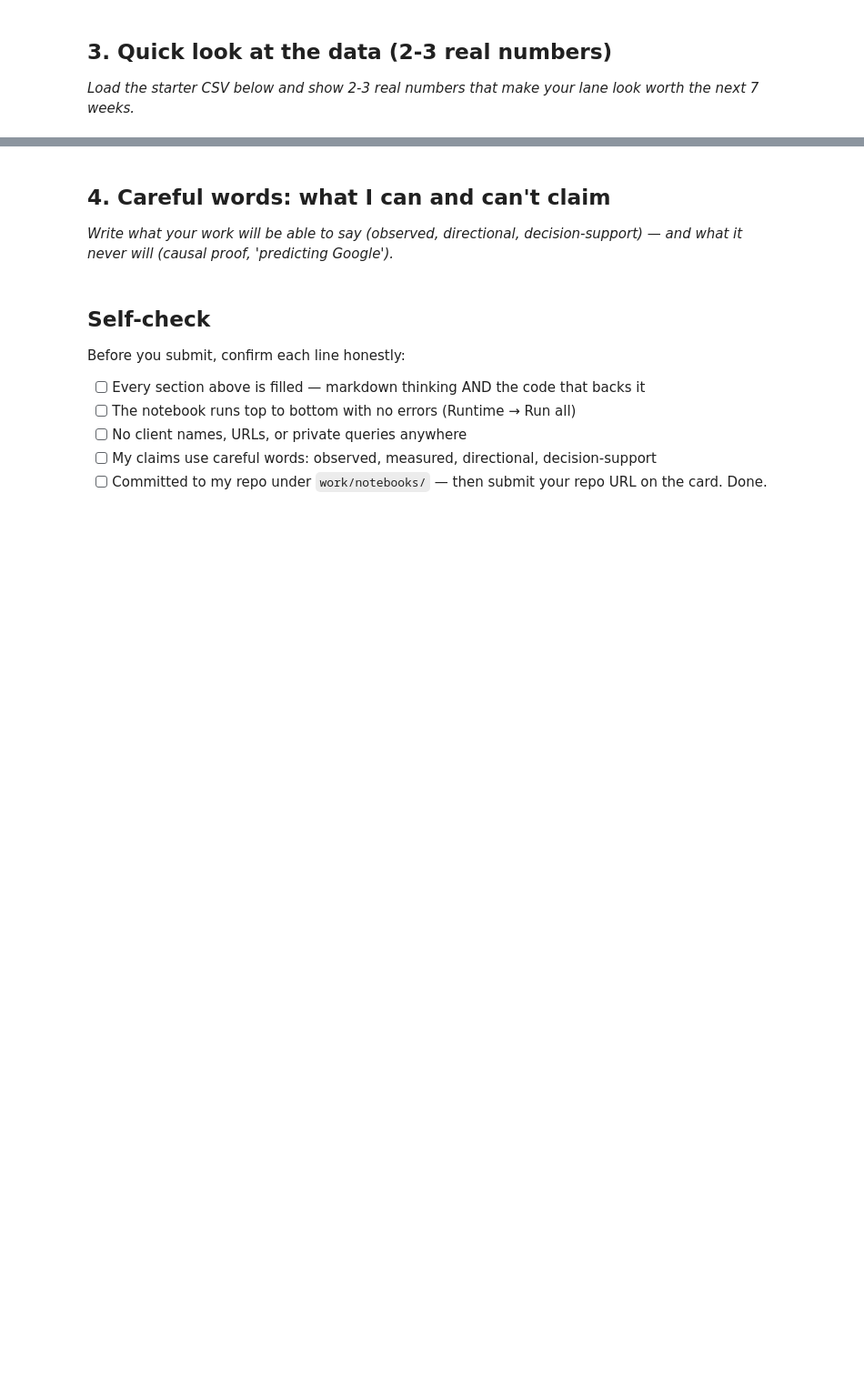
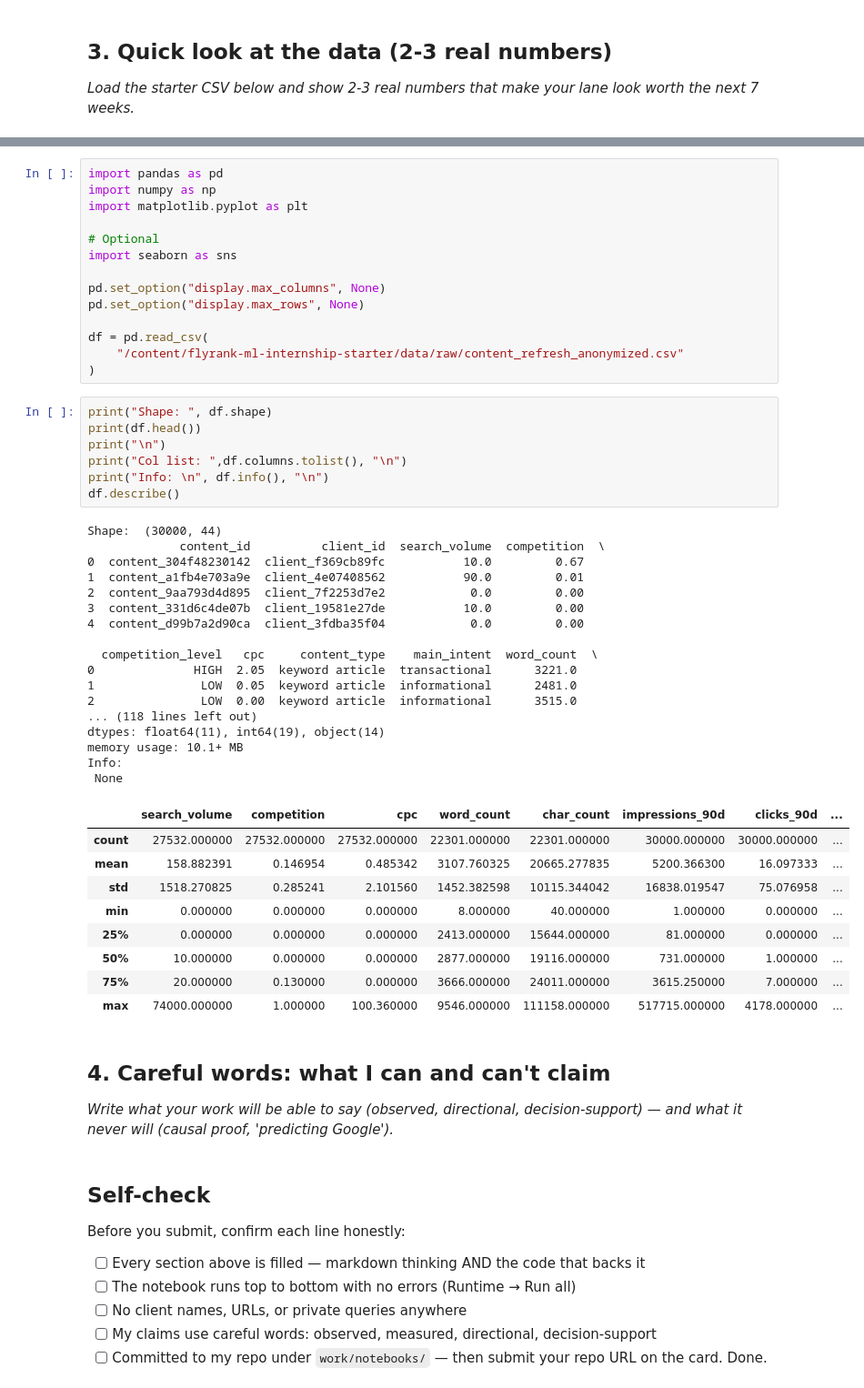
Before and after one commit to Dev-hashh/flyrank-ml-internship-starter, a Jupyter notebook: work/notebooks/w01_research_question.ipynb, the cells around one changed output, grey strips where cells are left out. Shown at 91% size. Drawn from its saved outputs; the diff is of its cells as text; blank space fills up the shorter version.

```diff
--- a/work/notebooks/w01_research_question.ipynb
+++ b/work/notebooks/w01_research_question.ipynb
@@ -32,3 +72,51 @@ This skeleton is yours to fill. Work the sections **in order** — each one has
+# %%
+import pandas as pd
+import numpy as np
+import matplotlib.pyplot as plt
+
+# Optional
+import seaborn as sns
+
+pd.set_option("display.max_columns", None)
+pd.set_option("display.max_rows", None)
+
+df = pd.read_csv(
+    "/content/flyrank-ml-internship-starter/data/raw/content_refresh_anonymized.csv"
+)
+# %%
+print("Shape: ", df.shape)
+print(df.head())
+print("\n")
+print("Col list: ",df.columns.tolist(), "\n")
+print("Info: \n", df.info(), "\n")
+df.describe()
+# %% [output]
+Shape:  (30000, 44)
+             content_id          client_id  search_volume  competition  \
+0  content_304f48230142  client_f369cb89fc           10.0         0.67
+1  content_a1fb4e703a9e  client_4e07408562           90.0         0.01
+2  content_9aa793d4d895  client_7f2253d7e2            0.0         0.00
+3  content_331d6c4de07b  client_19581e27de           10.0         0.00
+4  content_d99b7a2d90ca  client_3fdba35f04            0.0         0.00
+
+  competition_level   cpc     content_type    main_intent  word_count  \
+0              HIGH  2.05  keyword article  transactional      3221.0
+1               LOW  0.05  keyword article  informational      2481.0
+2               LOW  0.00  keyword article  informational      3515.0
+... (118 lines left out)
+dtypes: float64(11), int64(19), object(14)
+memory usage: 10.1+ MB
+Info:
+ None
+|  | search_volume | competition | cpc | word_count | char_count | impressions_90d | clicks_90d | ... |
+| count | 27532.000000 | 27532.000000 | 27532.000000 | 22301.000000 | 22301.000000 | 30000.000000 | 30000.000000 | ... |
+| mean | 158.882391 | 0.146954 | 0.485342 | 3107.760325 | 20665.277835 | 5200.366300 | 16.097333 | ... |
+| std | 1518.270825 | 0.285241 | 2.101560 | 1452.382598 | 10115.344042 | 16838.019547 | 75.076958 | ... |
+| min | 0.000000 | 0.000000 | 0.000000 | 8.000000 | 40.000000 | 1.000000 | 0.000000 | ... |
+| 25% | 0.000000 | 0.000000 | 0.000000 | 2413.000000 | 15644.000000 | 81.000000 | 0.000000 | ... |
+| 50% | 10.000000 | 0.000000 | 0.000000 | 2877.000000 | 19116.000000 | 731.000000 | 1.000000 | ... |
+| 75% | 20.000000 | 0.130000 | 0.000000 | 3666.000000 | 24011.000000 | 3615.250000 | 7.000000 | ... |
+| max | 74000.000000 | 1.000000 | 100.360000 | 9546.000000 | 111158.000000 | 517715.000000 | 4178.000000 | ... |
 # %% [markdown]
 ## 4. Careful words: what I can and can't claim
 
```
Also changed, not shown: parts of 5 cells of this notebook.
